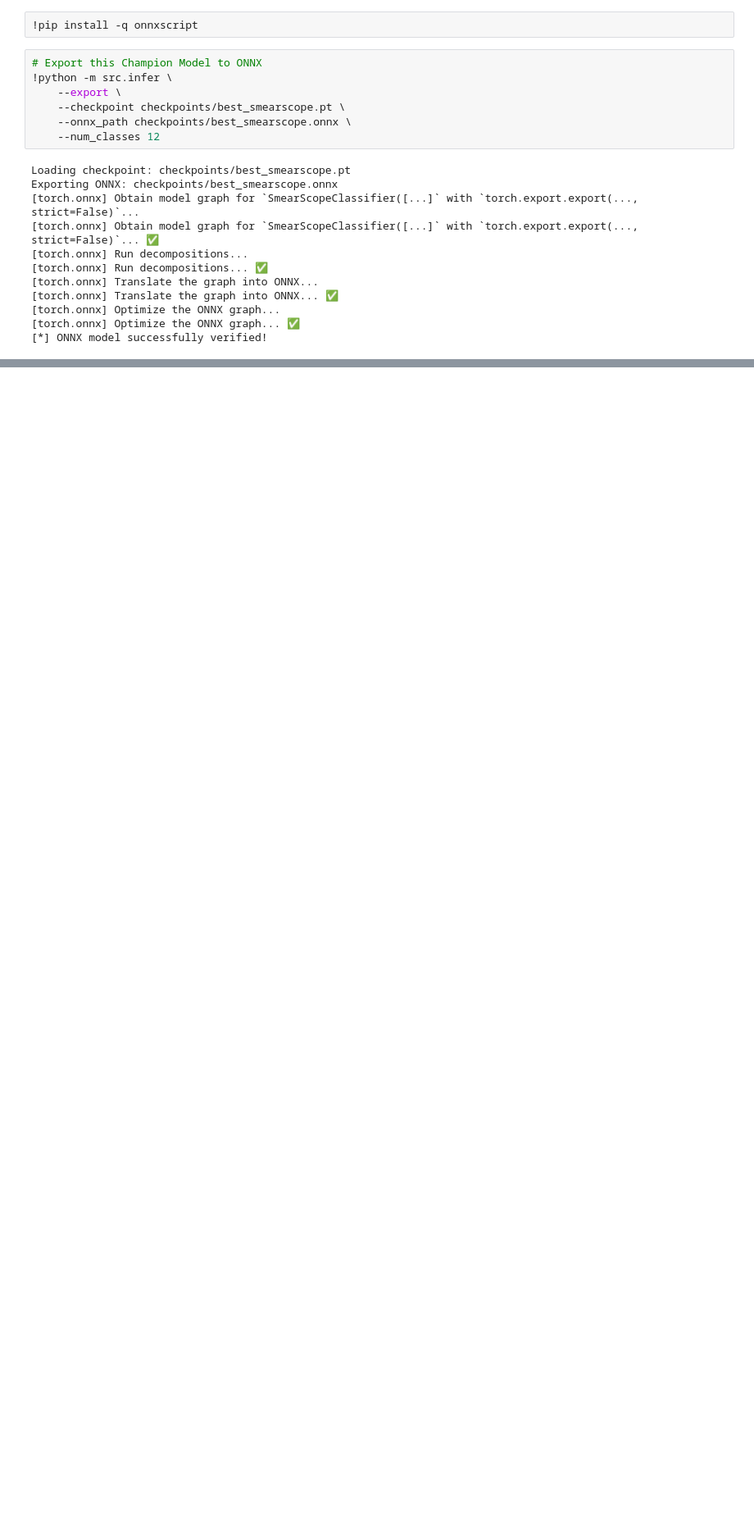
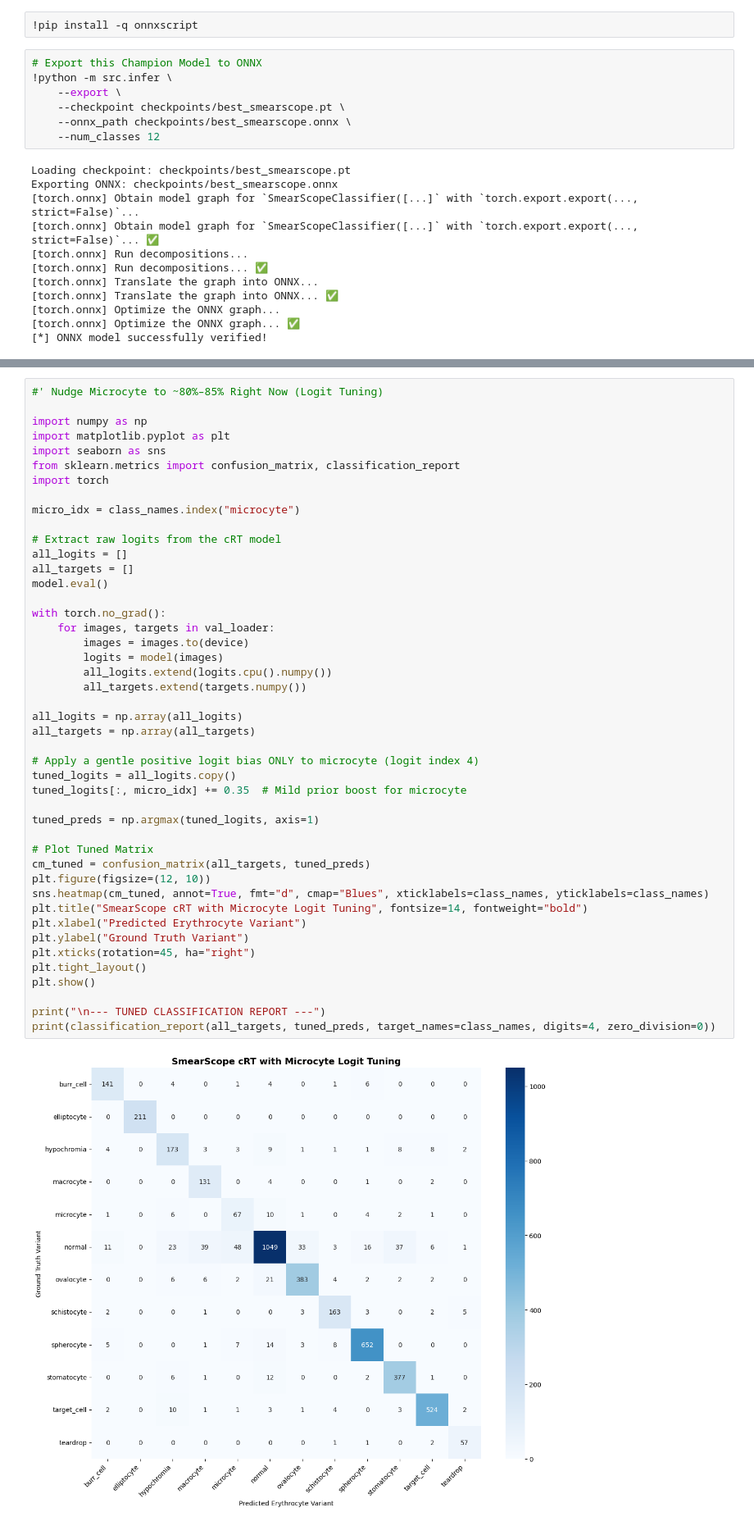
Before and after one commit to synatkeamsk/rbc-morphology, a Jupyter notebook: notebooks/colab_train.ipynb, the cells around one changed output, grey strips where cells are left out. Shown at 82% size. Cells and saved outputs as stored; diff of their text form; blank space fills up the shorter version.

```diff
--- a/notebooks/colab_train.ipynb
+++ b/notebooks/colab_train.ipynb
@@ -1250,0 +1728,47 @@ files.download("docs/assets/confusion_matrix_iteration3.png")
+# %%
+#' Nudge Microcyte to ~80%–85% Right Now (Logit Tuning)
+
+import numpy as np
+import matplotlib.pyplot as plt
+import seaborn as sns
+from sklearn.metrics import confusion_matrix, classification_report
+import torch
+
+micro_idx = class_names.index("microcyte")
+
+# Extract raw logits from the cRT model
+all_logits = []
+all_targets = []
+model.eval()
+
+with torch.no_grad():
+    for images, targets in val_loader:
+        images = images.to(device)
+        logits = model(images)
+        all_logits.extend(logits.cpu().numpy())
+        all_targets.extend(targets.numpy())
+
+all_logits = np.array(all_logits)
+all_targets = np.array(all_targets)
+
+# Apply a gentle positive logit bias ONLY to microcyte (logit index 4)
+tuned_logits = all_logits.copy()
+tuned_logits[:, micro_idx] += 0.35  # Mild prior boost for microcyte
+
+tuned_preds = np.argmax(tuned_logits, axis=1)
+
+# Plot Tuned Matrix
+cm_tuned = confusion_matrix(all_targets, tuned_preds)
+plt.figure(figsize=(12, 10))
+sns.heatmap(cm_tuned, annot=True, fmt="d", cmap="Blues", xticklabels=class_names, yticklabels=class_names)
+plt.title("SmearScope cRT with Microcyte Logit Tuning", fontsize=14, fontweight="bold")
+plt.xlabel("Predicted Erythrocyte Variant")
+plt.ylabel("Ground Truth Variant")
+plt.xticks(rotation=45, ha="right")
+plt.tight_layout()
+plt.show()
+
+print("\n--- TUNED CLASSIFICATION REPORT ---")
+print(classification_report(all_targets, tuned_preds, target_names=class_names, digits=4, zero_division=0))
+# %% [output]
+[figure, added]
```
Also changed, not shown: parts of 10 cells of this notebook.
